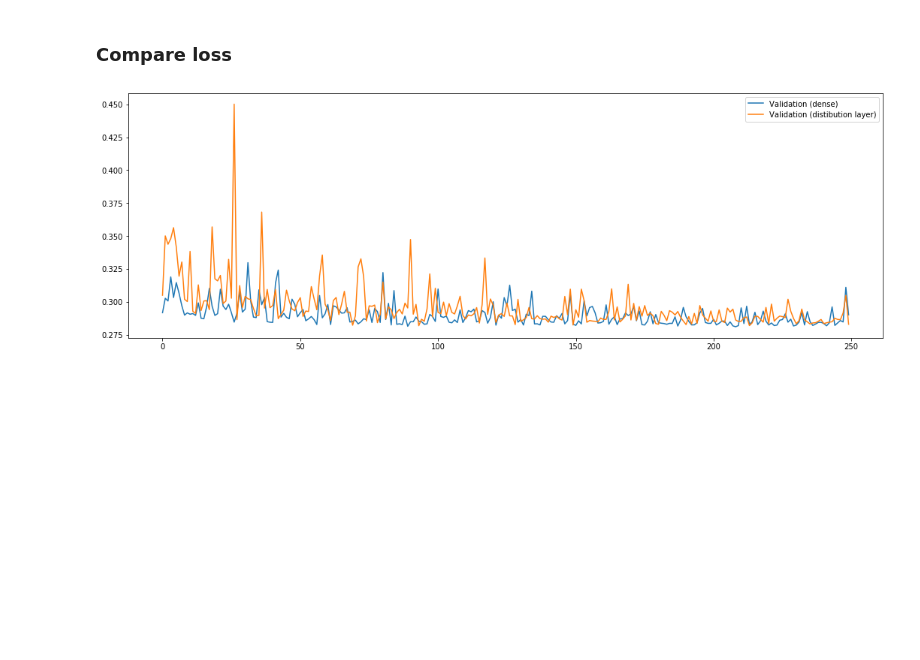
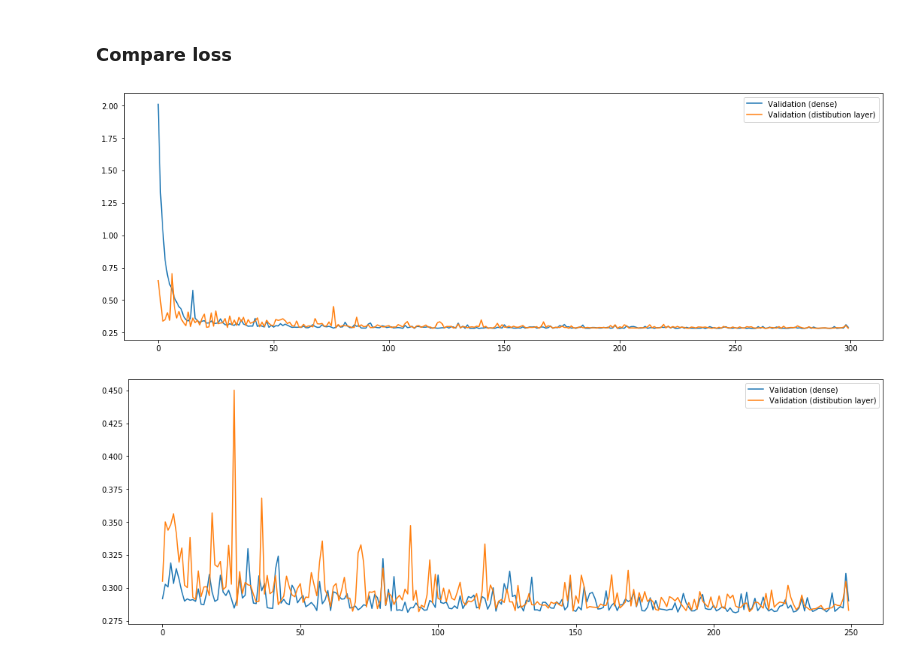
Before and after one commit to joeranbosma/M5Forecast, a Jupyter notebook: custom_layer/pinball_loss_keras_minigames.ipynb, the cells around one changed output. Cells and saved outputs as stored; diff of their text form; code cells hidden in the pictures; blank space fills up the shorter version.

```diff
--- a/custom_layer/pinball_loss_keras.ipynb
+++ b/custom_layer/pinball_loss_keras_minigames.ipynb
@@ -681,6 +681,18 @@ plot_loss(history_dist)
 [figure]
 # %% [markdown]
 ### Compare loss
+# %%
+f, ax = plt.subplots(1, 1, figsize=(18, 6))
+start_step = 0
+
+# ax.plot(history.history['loss'][start_step:], label="Train (dense)")
+ax.plot(history.history['val_loss'][start_step:], label="Validation (dense)")
+# ax.plot(history_dist.history['loss'][start_step:], label="Train (distibution layer)")
+ax.plot(history_dist.history['val_loss'][start_step:], label="Validation (distibution layer)")
+ax.legend()
+plt.show()
+# %% [output]
+[figure, added]
 # %%
 f, ax = plt.subplots(1, 1, figsize=(18, 6))
 start_step = 50
```
Also changed, not shown: 4 other files.
